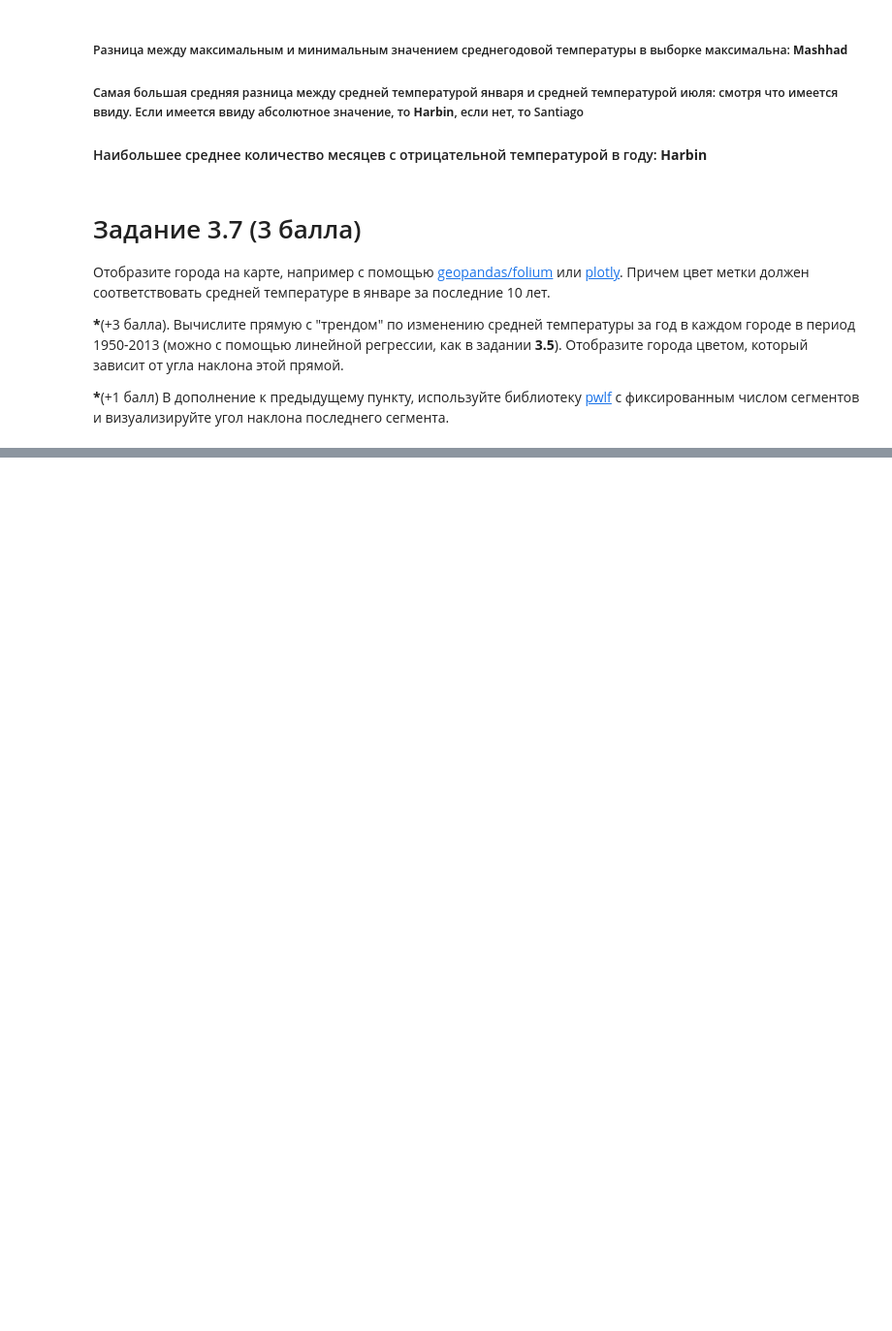
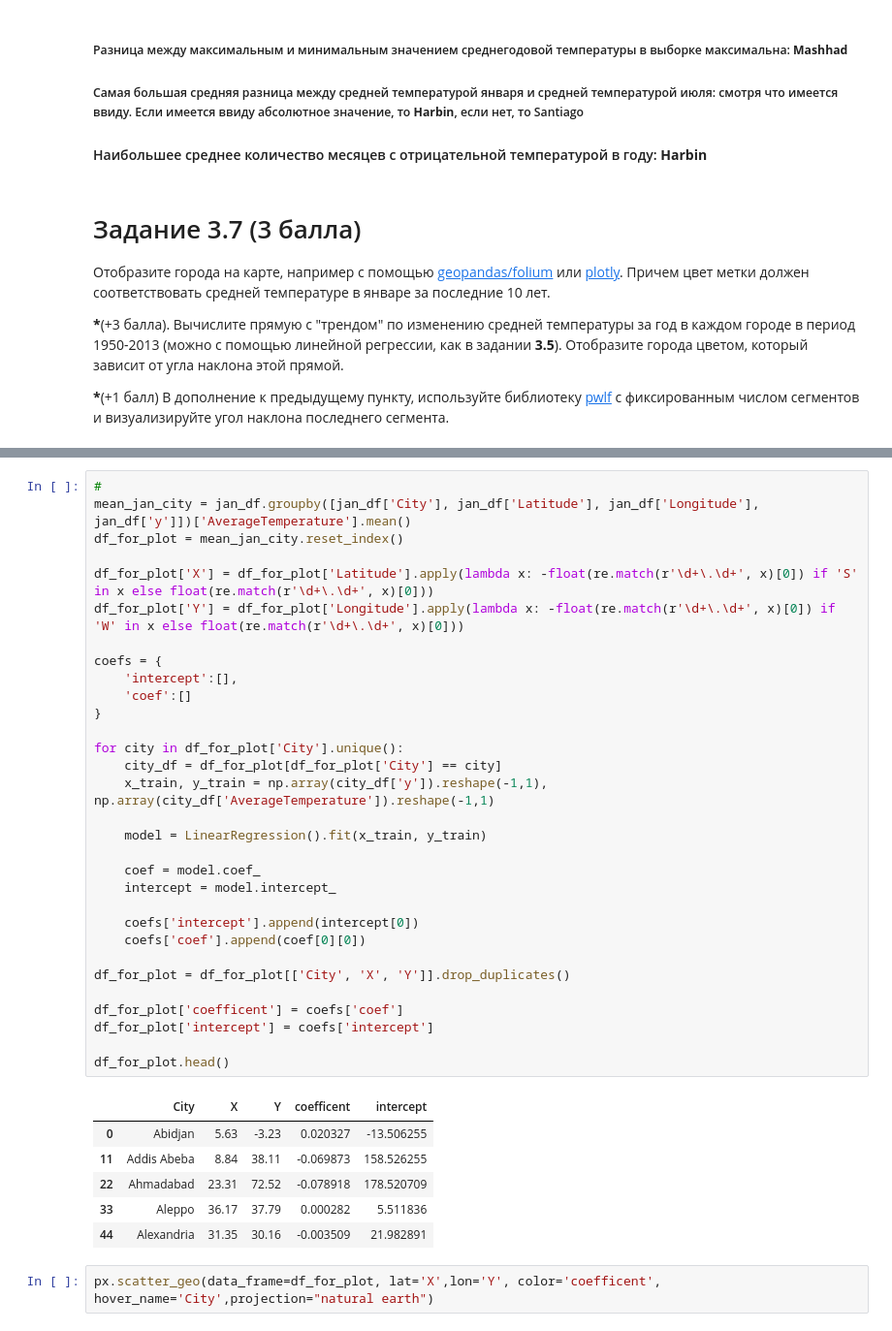
Before and after one commit to IlyaKuprik/python-2023-2024, a Jupyter notebook: Task_3.ipynb, the cells around one changed output, grey strips where cells are left out. Shown at 97% size. Cells and saved outputs as stored; diff of their text form; blank space fills up the shorter version.

```diff
--- a/Task_3.ipynb
+++ b/Task_3.ipynb
@@ -201,0 +222,40 @@ avg_month_count.sort_values().index[-1]
+# %%
+#
+mean_jan_city = jan_df.groupby([jan_df['City'], jan_df['Latitude'], jan_df['Longitude'], jan_df['y']])['AverageTemperature'].mean()
+df_for_plot = mean_jan_city.reset_index()
+
+df_for_plot['X'] = df_for_plot['Latitude'].apply(lambda x: -float(re.match(r'\d+\.\d+', x)[0]) if 'S' in x else float(re.match(r'\d+\.\d+', x)[0]))
+df_for_plot['Y'] = df_for_plot['Longitude'].apply(lambda x: -float(re.match(r'\d+\.\d+', x)[0]) if 'W' in x else float(re.match(r'\d+\.\d+', x)[0]))
+
+coefs = {
+    'intercept':[],
+    'coef':[]
+}
+
+for city in df_for_plot['City'].unique():
+    city_df = df_for_plot[df_for_plot['City'] == city]
+    x_train, y_train = np.array(city_df['y']).reshape(-1,1), np.array(city_df['AverageTemperature']).reshape(-1,1)
+
+    model = LinearRegression().fit(x_train, y_train)
+
+    coef = model.coef_
+    intercept = model.intercept_
+
+    coefs['intercept'].append(intercept[0])
+    coefs['coef'].append(coef[0][0])
+
+df_for_plot = df_for_plot[['City', 'X', 'Y']].drop_duplicates()
+
+df_for_plot['coefficent'] = coefs['coef']
+df_for_plot['intercept'] = coefs['intercept']
+
+df_for_plot.head()
+# %% [output]
+|  | City | X | Y | coefficent | intercept |
+| 0 | Abidjan | 5.63 | -3.23 | 0.020327 | -13.506255 |
+| 11 | Addis Abeba | 8.84 | 38.11 | -0.069873 | 158.526255 |
+| 22 | Ahmadabad | 23.31 | 72.52 | -0.078918 | 178.520709 |
+| 33 | Aleppo | 36.17 | 37.79 | 0.000282 | 5.511836 |
+| 44 | Alexandria | 31.35 | 30.16 | -0.003509 | 21.982891 |
+# %%
+px.scatter_geo(data_frame=df_for_plot, lat='X',lon='Y', color='coefficent', hover_name='City',projection="natural earth")
```
Also changed, not shown: parts of 3 cells of this notebook.
